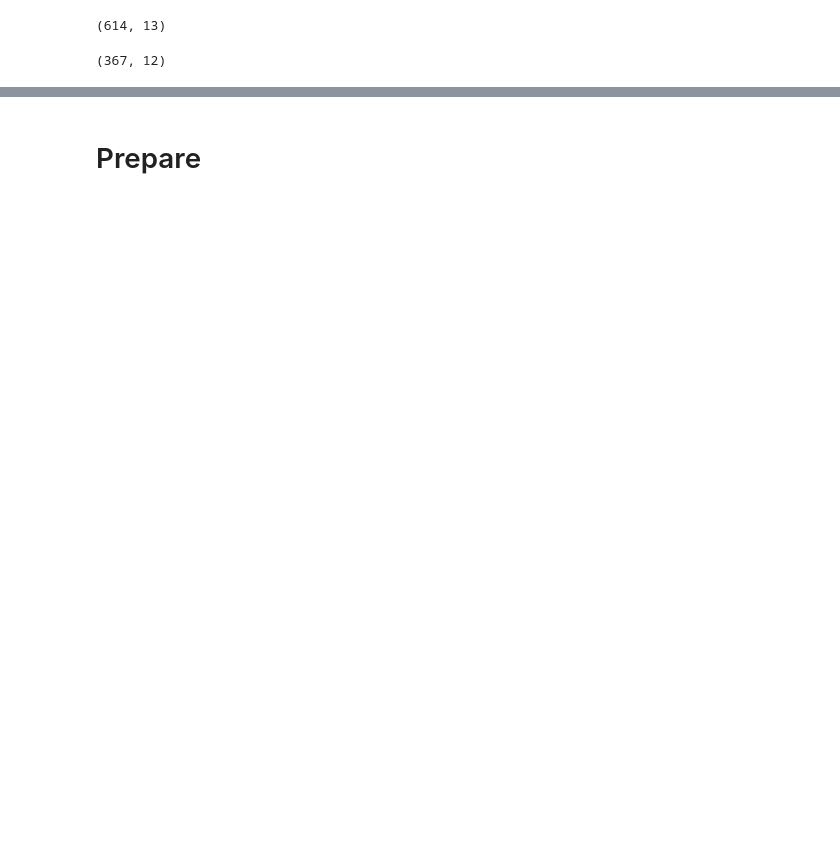
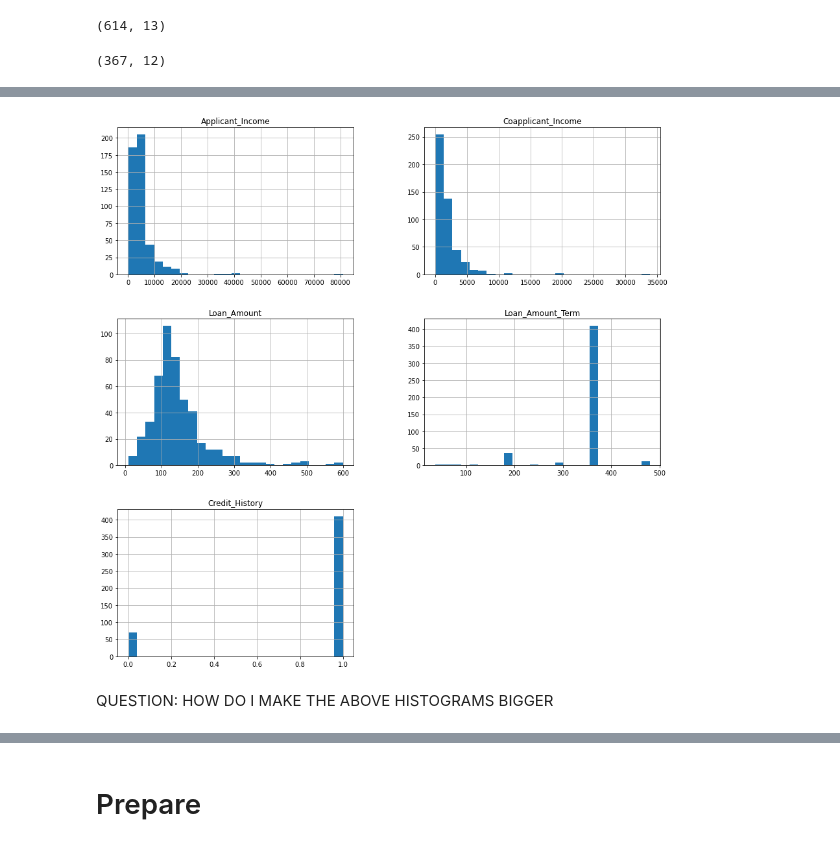
Before and after one commit to SLawsonWoods/Loan_Status_Classification_Project, a Jupyter notebook: my_project.ipynb, the cells around one changed output, grey strips where cells are left out. Saved outputs shown, nothing was run; the diff lists cells and outputs as text; code cells hidden in the pictures; blank space fills up the shorter version.

```diff
--- a/my_project.ipynb
+++ b/my_project.ipynb
@@ -57,0 +88,2 @@ NameError: name 'fig' is not defined
+# %%
+df =pd.concat([df1,df2])
@@ -57,0 +99,10 @@ NameError: name 'fig' is not defined
+# %%
+%matplotlib inline
+
+
+df.hist(bins=25, figsize=(15,15))
+plt.show()
+# %% [output]
+[figure, added]
+# %% [markdown]
+QUESTION: HOW DO I MAKE THE ABOVE HISTOGRAMS BIGGER
```
Also changed, not shown: parts of 34 cells of this notebook, 1 other file.
